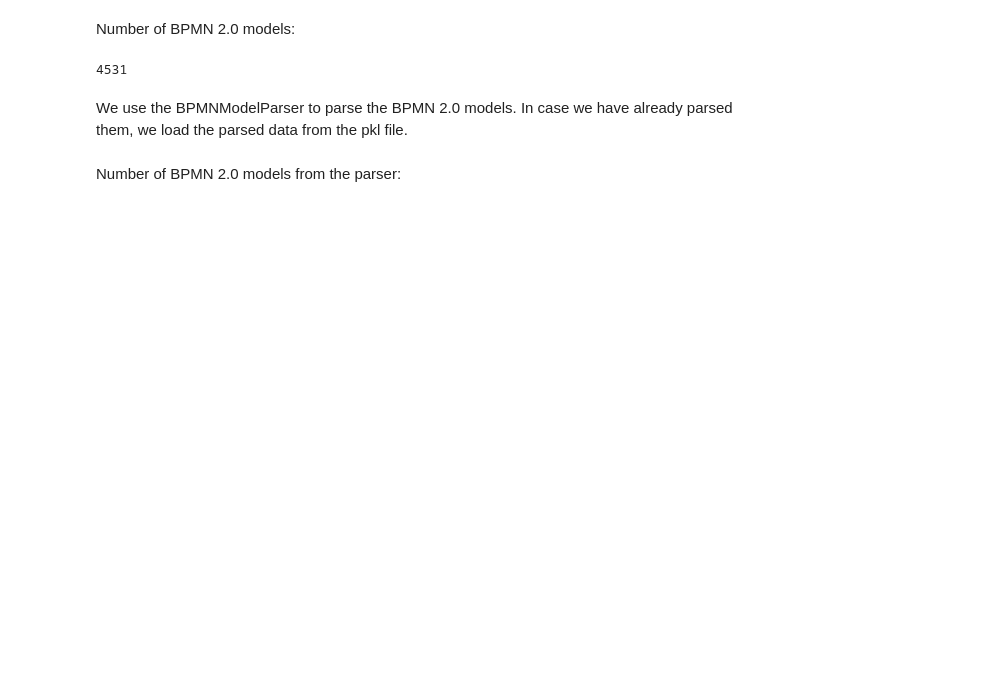
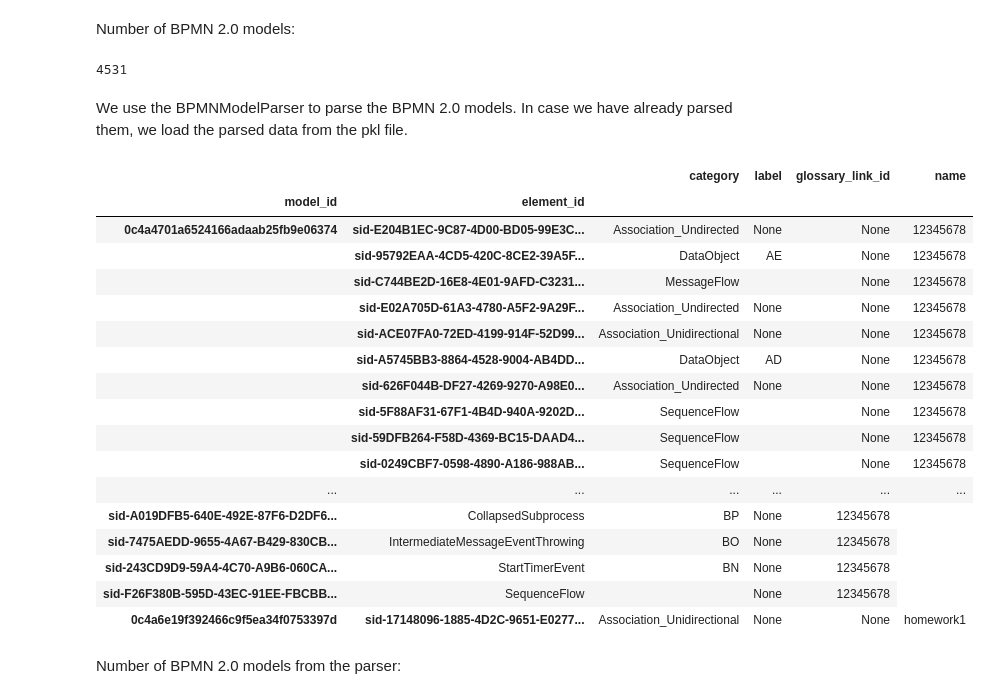
Before and after one commit to signavio/sap-sam, a Jupyter notebook: notebooks/2_properties.ipynb, the cells around one changed output. Drawn from its saved outputs; the diff is of its cells as text; code cells hidden in the pictures; blank space fills up the shorter version.

```diff
--- a/notebooks/2_properties.ipynb
+++ b/notebooks/2_properties.ipynb
@@ -400,9 +400,28 @@ We use the BPMNModelParser to parse the BPMN 2.0 models. In case we have already
 # %%
 p = parser.BpmnModelParser() # comment this line if you have already created the pkl file
 df_bpmn = p.parse_model_elements() # comment this line if you have already created the pkl file
 df_bpmn.to_pickle(constants.DATA_INTERIM / "bpmn_elements.pkl") # comment this line if you have already created the pkl file
 #df_bpmn = pd.read_pickle(constants.DATA_INTERIM / "bpmn_elements.pkl") # uncomment this line if you have already created the pkl file
-df_bpmn.head()
+df_bpmn.head(214)
+# %% [output]
+|  |  | category | label | glossary_link_id | name |
+| model_id | element_id |  |  |  |  |
+| 0c4a4701a6524166adaab25fb9e06374 | sid-E204B1EC-9C87-4D00-BD05-99E3C... | Association_Undirected | None | None | 12345678 |
+|  | sid-95792EAA-4CD5-420C-8CE2-39A5F... | DataObject | AE | None | 12345678 |
+|  | sid-C744BE2D-16E8-4E01-9AFD-C3231... | MessageFlow |  | None | 12345678 |
+|  | sid-E02A705D-61A3-4780-A5F2-9A29F... | Association_Undirected | None | None | 12345678 |
+|  | sid-ACE07FA0-72ED-4199-914F-52D99... | Association_Unidirectional | None | None | 12345678 |
+|  | sid-A5745BB3-8864-4528-9004-AB4DD... | DataObject | AD | None | 12345678 |
+|  | sid-626F044B-DF27-4269-9270-A98E0... | Association_Undirected | None | None | 12345678 |
+|  | sid-5F88AF31-67F1-4B4D-940A-9202D... | SequenceFlow |  | None | 12345678 |
+|  | sid-59DFB264-F58D-4369-BC15-DAAD4... | SequenceFlow |  | None | 12345678 |
+|  | sid-0249CBF7-0598-4890-A186-988AB... | SequenceFlow |  | None | 12345678 |
+| ... | ... | ... | ... | ... | ... |
+| sid-A019DFB5-640E-492E-87F6-D2DF6... | CollapsedSubprocess | BP | None | 12345678 |
+| sid-7475AEDD-9655-4A67-B429-830CB... | IntermediateMessageEventThrowing | BO | None | 12345678 |
+| sid-243CD9D9-59A4-4C70-A9B6-060CA... | StartTimerEvent | BN | None | 12345678 |
+| sid-F26F380B-595D-43EC-91EE-FBCBB... | SequenceFlow |  | None | 12345678 |
+| 0c4a6e19f392466c9f5ea34f0753397d | sid-17148096-1885-4D2C-9651-E0277... | Association_Unidirectional | None | None | homework1 |
 # %% [markdown]
 Number of BPMN 2.0 models from the parser:
 # %%
```
Also changed, not shown: parts of 4 cells of this notebook.
